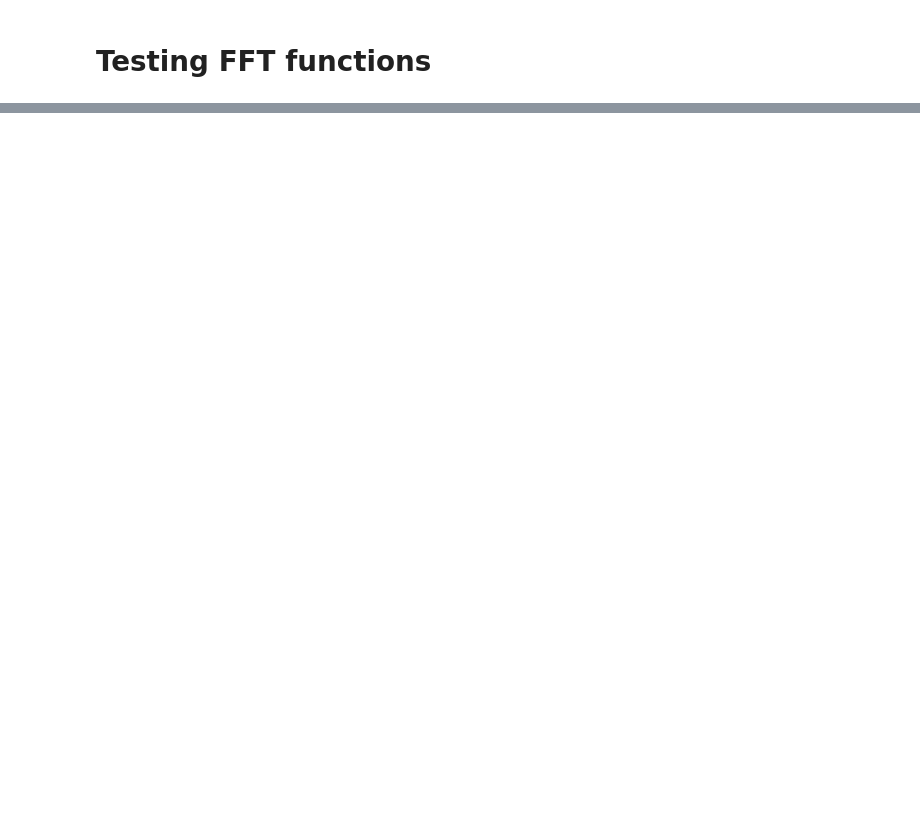
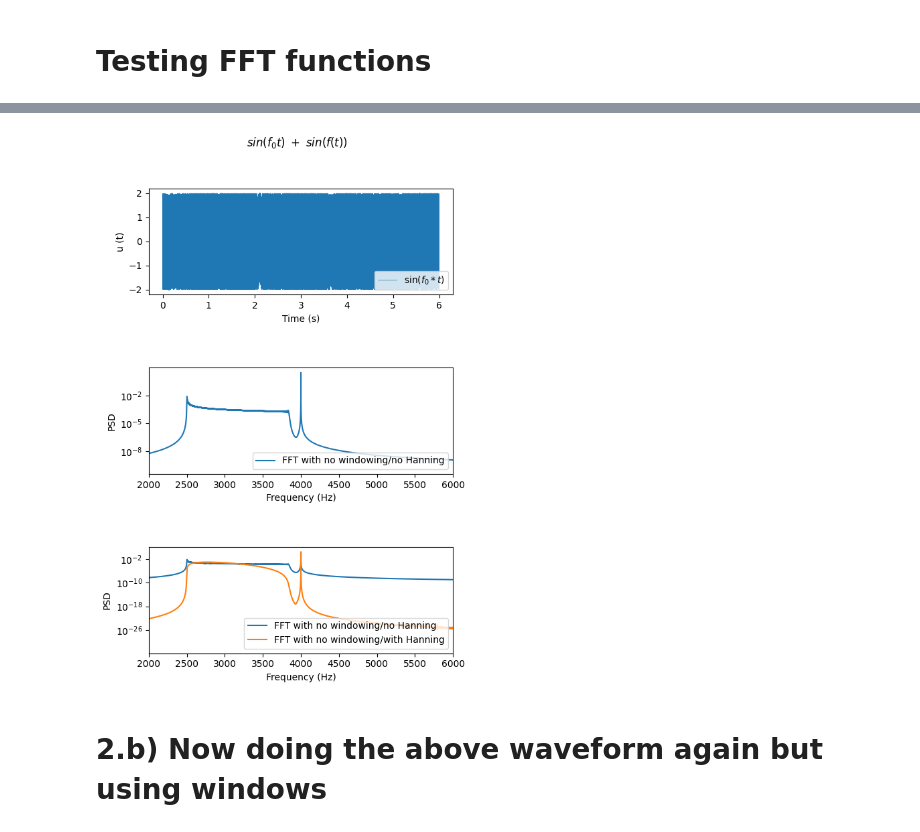
Before and after one commit to rachelblack3/Burst_analysis, a Jupyter notebook: testing_fft.ipynb, the cells around one changed output, grey strips where cells are left out. Drawn from its saved outputs; the diff is of its cells as text; code cells hidden in the pictures; blank space fills up the shorter version.

```diff
--- a/testing_fft.ipynb
+++ b/testing_fft.ipynb
@@ -254,0 +397,8 @@ Text(0.5, 1.0, 'Frequency variation of new wave component')
+# %%
+def get_wave_params(sampling_dt,duration):
+    n_s = int(duration/sampling_dt)                                     # sampling duration, s
+
+    # define tiem array with sampling rate, f_s - this means time array starts at f_S seconds
+    t = np.linspace(0.,duration, n_s)
+
+    return t, n_s
@@ -254,0 +610,10 @@ Text(0.5, 1.0, 'Frequency variation of new wave component')
+# %%
+# Plot FFT results
+title = r'$sin(f_0 t)\ +\ sin(f(t))$'
+plot_ffts = plot_full_fft(t = waveform_parameters["Time array"], waveform = waveform_parameters["Constant signal"]+waveform_parameters["Time-varying signal"],
+                        freq_nh = FFT_results["FFT frequencies (no Hanning)"], mag_nh = FFT_results["FFT (no Hanning)"],
+                        freq_h = FFT_results["FFT frequencies (Hanning)"],mag_h = FFT_results["FFT (Hanning)"],title = title)
+# %% [output]
+[figure, added]
+# %% [markdown]
+# 2.b) Now doing the above waveform again but using windows
```
Also changed, not shown: parts of 28 cells of this notebook.
